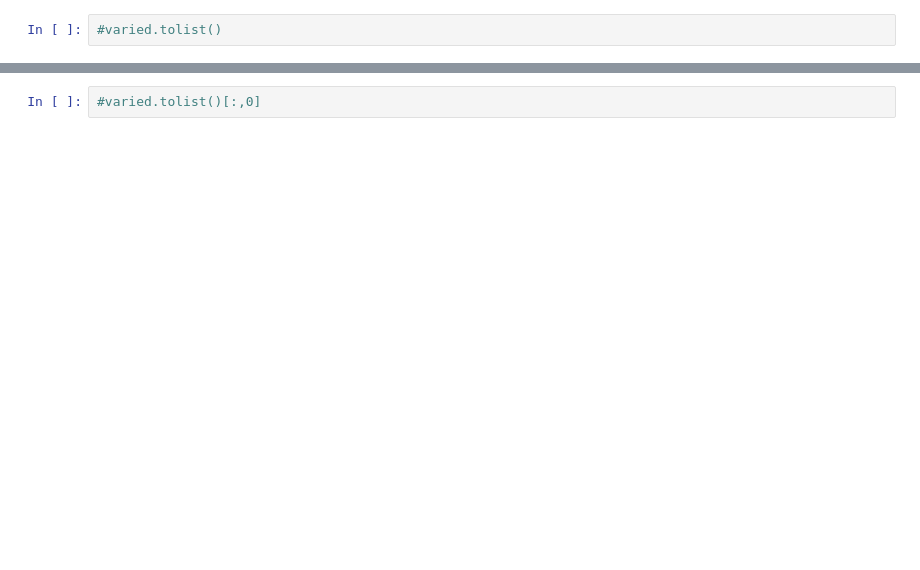
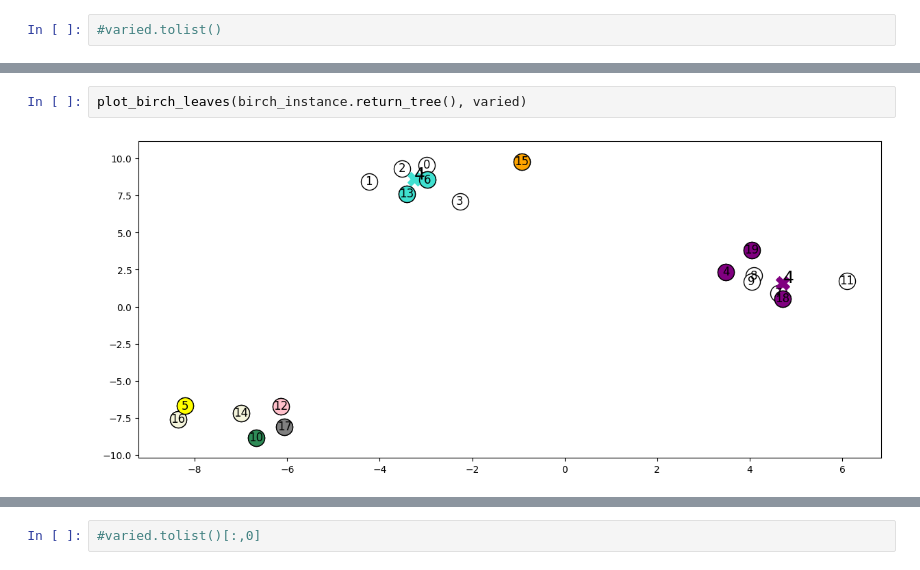
Before and after one commit to guglielmosanchini/ClustViz, a Jupyter notebook: Untitled.ipynb, the cells around one changed output, grey strips where cells are left out. Cells and saved outputs as stored; diff of their text form; blank space fills up the shorter version.

Commit message:
birch_cftree

```diff
--- a/Untitled.ipynb
+++ b/Untitled.ipynb
@@ -52,0 +67,4 @@ visualizer.show()
+# %%
+plot_birch_leaves(birch_instance.return_tree(), varied)
+# %% [output]
+[figure, added]
```
Also changed, not shown: parts of 17 cells of this notebook, 1 other file.
